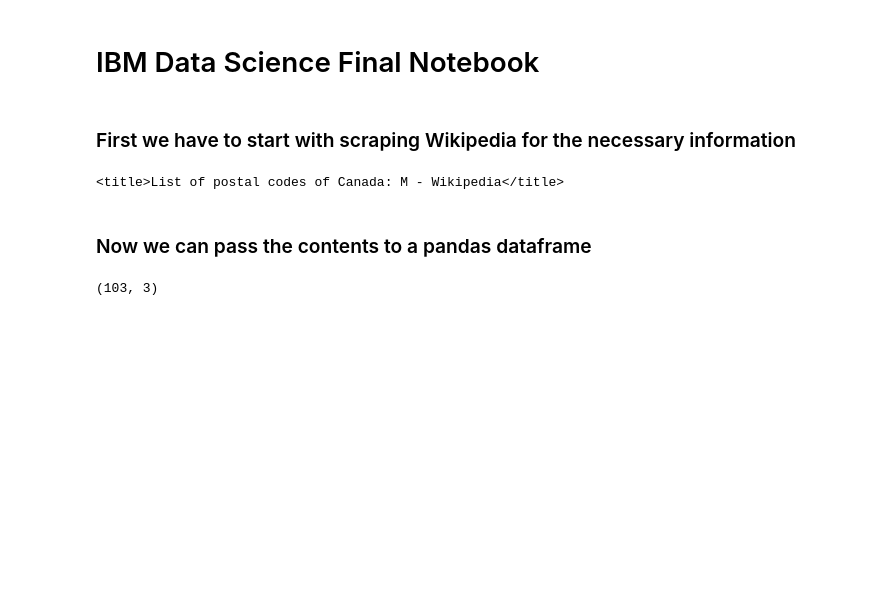
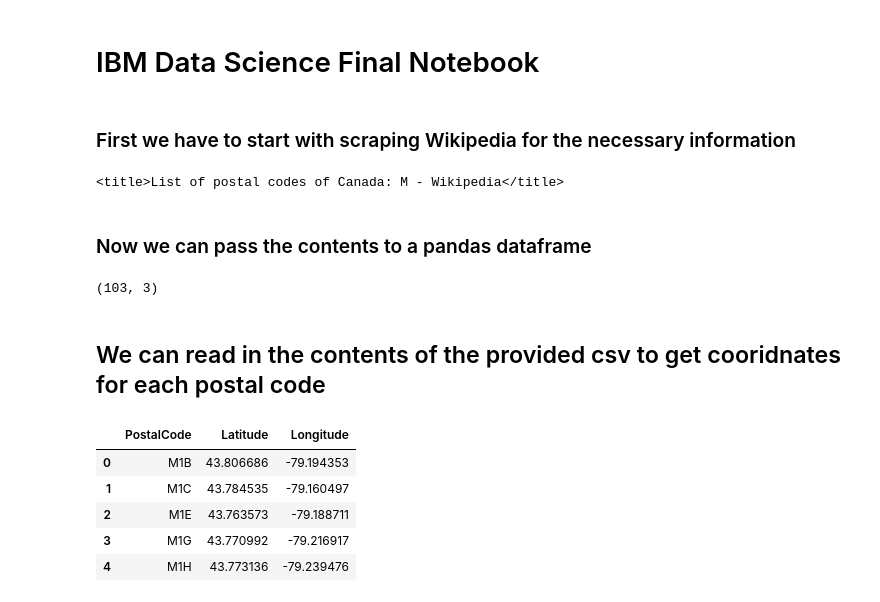
Before and after one commit to eric-collins/Coursera_Capstone, a Jupyter notebook: IBM_Datascience_Final.ipynb, the cells around one changed output. Drawn from its saved outputs; the diff is of its cells as text; code cells hidden in the pictures; blank space fills up the shorter version.

```diff
--- a/IBM_Datascience_Final.ipynb
+++ b/IBM_Datascience_Final.ipynb
@@ -38,3 +38,16 @@ df = df.append(table_contents, ignore_index = True)
 df.shape
 # %% [output]
 (103, 3)
+# %% [markdown]
+## We can read in the contents of the provided csv to get cooridnates for each postal code
+# %%
+Coords = pd.read_csv(r'C:\Users\emcollin\OneDrive - Volusia County Schools\Documents\Projects\IBM Data Science Final\Geospatial_Coordinates.csv')
+Coords.rename(columns={'Postal Code':'PostalCode'},inplace=True)
+Coords.head()
+# %% [output]
+|  | PostalCode | Latitude | Longitude |
+| 0 | M1B | 43.806686 | -79.194353 |
+| 1 | M1C | 43.784535 | -79.160497 |
+| 2 | M1E | 43.763573 | -79.188711 |
+| 3 | M1G | 43.770992 | -79.216917 |
+| 4 | M1H | 43.773136 | -79.239476 |
```
Also changed, not shown: parts of 13 cells of this notebook, 1 other file.
